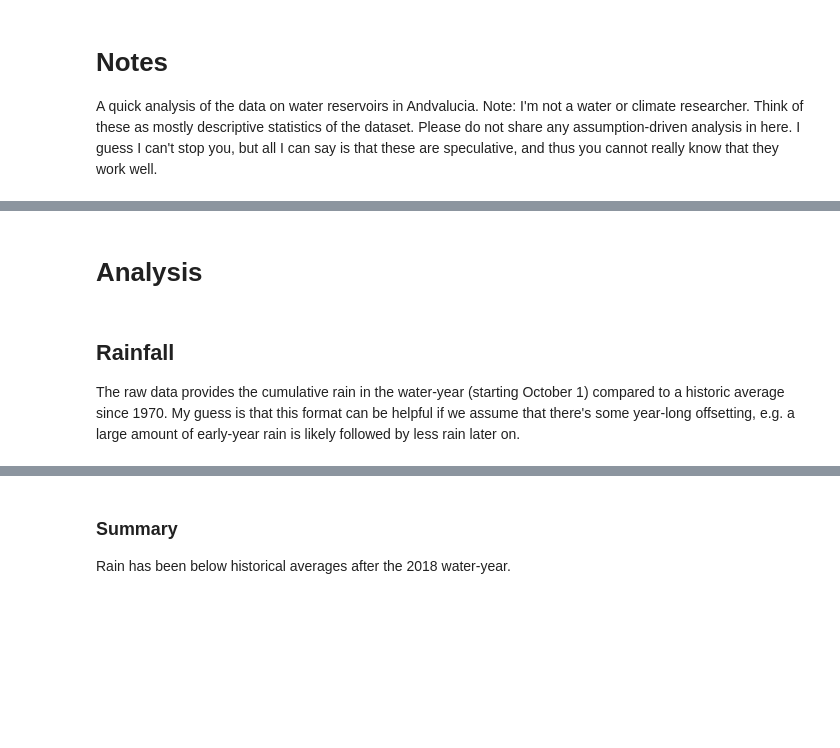
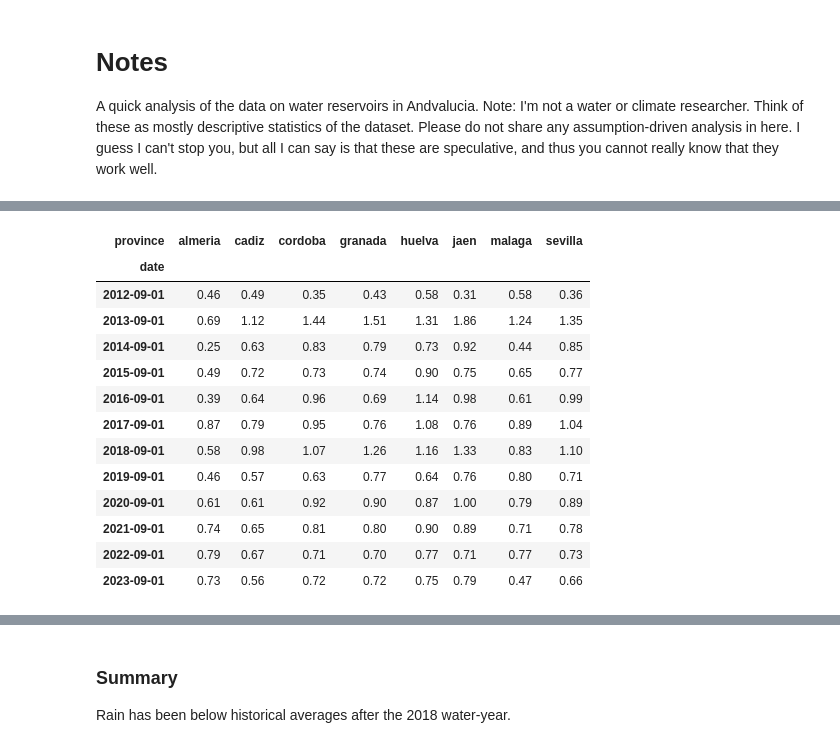
Before and after one commit to cgoldammer/andalucian-water, a Jupyter notebook: docs/analysis.ipynb, the cells around one changed output, grey strips where cells are left out. Saved outputs shown, nothing was run; the diff lists cells and outputs as text; code cells hidden in the pictures; blank space fills up the shorter version.

```diff
--- a/docs/analysis.ipynb
+++ b/docs/analysis.ipynb
@@ -27,13 +40,3 @@ df_all = p.add_cols(df_all)
-# %% [markdown]
-# Analysis
-# %% [markdown]
-## Rainfall
-
-The raw data provides the cumulative rain in the
-water-year (starting October 1) compared to a historic average since 1970.
-My guess is that this format can be helpful if we assume that there's some
-year-long offsetting, e.g. a large amount of early-year rain is likely followed
-by less rain later on.
 # %%
 cols_reset = ['rainfallsince', 'avgrainfall1971_2000']
 
@@ -72,3 +72,24 @@ chart = rule + chart
 chart
 # %% [output]
 [interactive output not drawn]
+# %%
+pd.set_option('display.precision', 2)
+
+agg = agg.reset_index()
+agg['month'] = agg.date.dt.month
+agg.query('month==9').groupby(['date', 'province']).relative_rainfall.mean().unstack(1)
+# %% [output]
+| province | almeria | cadiz | cordoba | granada | huelva | jaen | malaga | sevilla |
+| date |  |  |  |  |  |  |  |  |
+| 2012-09-01 | 0.46 | 0.49 | 0.35 | 0.43 | 0.58 | 0.31 | 0.58 | 0.36 |
+| 2013-09-01 | 0.69 | 1.12 | 1.44 | 1.51 | 1.31 | 1.86 | 1.24 | 1.35 |
+| 2014-09-01 | 0.25 | 0.63 | 0.83 | 0.79 | 0.73 | 0.92 | 0.44 | 0.85 |
+| 2015-09-01 | 0.49 | 0.72 | 0.73 | 0.74 | 0.90 | 0.75 | 0.65 | 0.77 |
+| 2016-09-01 | 0.39 | 0.64 | 0.96 | 0.69 | 1.14 | 0.98 | 0.61 | 0.99 |
+| 2017-09-01 | 0.87 | 0.79 | 0.95 | 0.76 | 1.08 | 0.76 | 0.89 | 1.04 |
+| 2018-09-01 | 0.58 | 0.98 | 1.07 | 1.26 | 1.16 | 1.33 | 0.83 | 1.10 |
+| 2019-09-01 | 0.46 | 0.57 | 0.63 | 0.77 | 0.64 | 0.76 | 0.80 | 0.71 |
+| 2020-09-01 | 0.61 | 0.61 | 0.92 | 0.90 | 0.87 | 1.00 | 0.79 | 0.89 |
+| 2021-09-01 | 0.74 | 0.65 | 0.81 | 0.80 | 0.90 | 0.89 | 0.71 | 0.78 |
+| 2022-09-01 | 0.79 | 0.67 | 0.71 | 0.70 | 0.77 | 0.71 | 0.77 | 0.73 |
+| 2023-09-01 | 0.73 | 0.56 | 0.72 | 0.72 | 0.75 | 0.79 | 0.47 | 0.66 |
```
Also changed, not shown: parts of 50 cells of this notebook, 3 other files.
